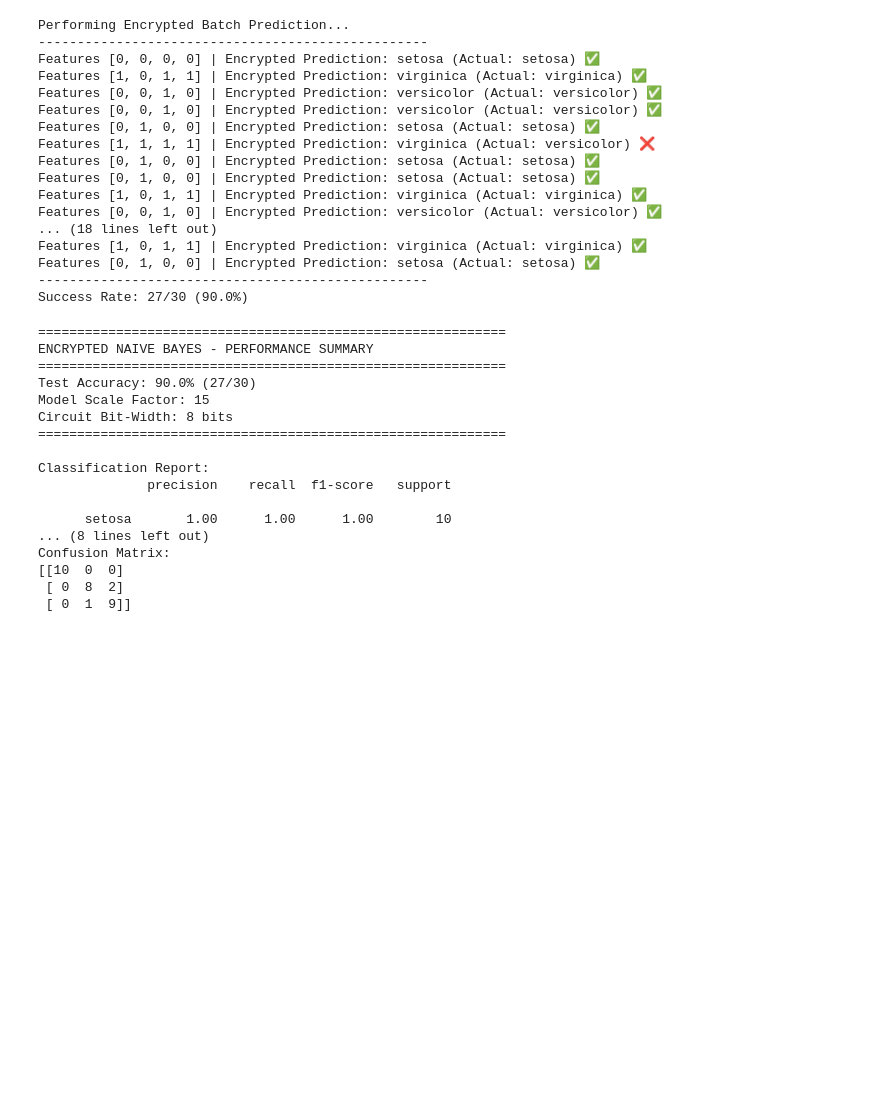
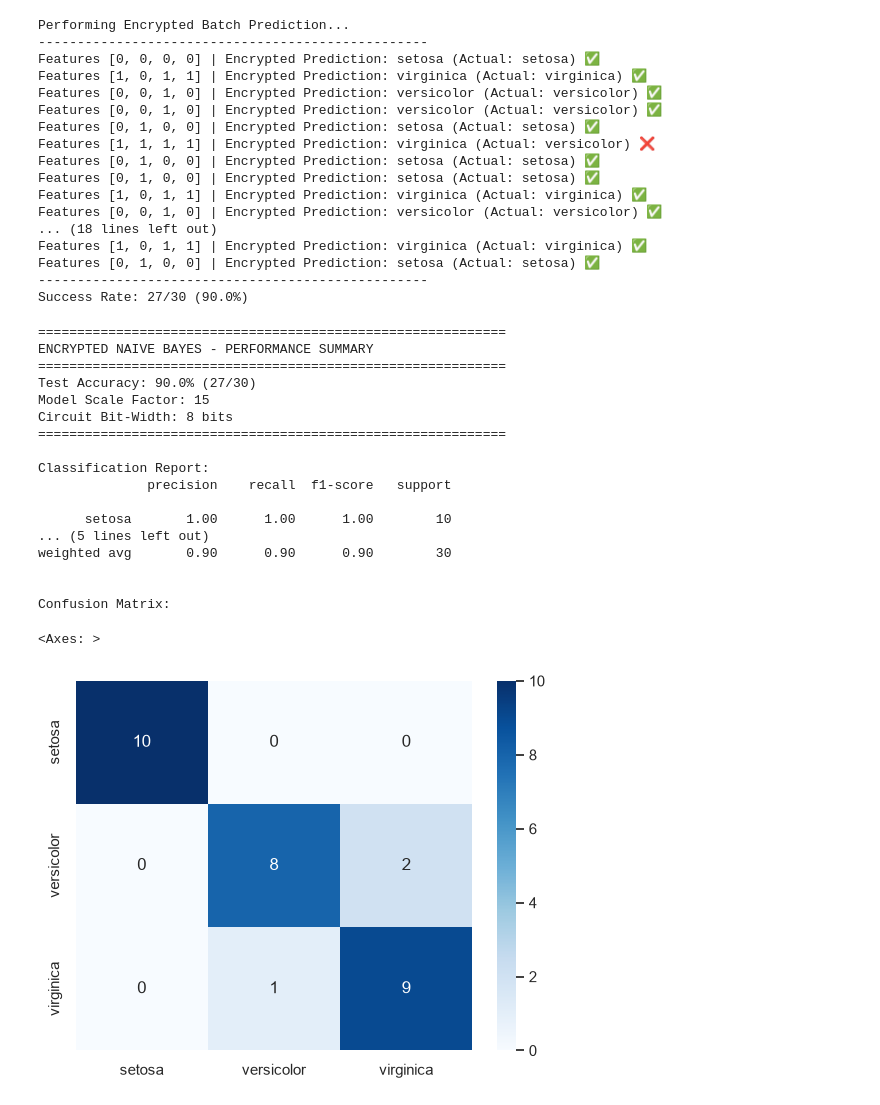
Before and after one commit to tolgabuyuktanir/concrete-fhe-toolkit, a Jupyter notebook: examples/iris_fhe_naive_bayes.ipynb, the cells around one changed output. Cells and saved outputs as stored; diff of their text form; code cells hidden in the pictures; blank space fills up the shorter version.

Commit message:
Added cm matrix

```diff
--- a/examples/iris_fhe_naive_bayes.ipynb
+++ b/examples/iris_fhe_naive_bayes.ipynb
@@ -176,42 +176,45 @@ Features [0, 1, 0, 0] | Encrypted Prediction: setosa (Actual: setosa) ✅
 --------------------------------------------------
 Success Rate: 27/30 (90.0%)
 # %%
-from sklearn.metrics import classification_report, confusion_matrix, sea
+from sklearn.metrics import classification_report, confusion_matrix
+import seaborn as sns
 
 # Display model performance summary
 print("\n" + "="*60)
 print("ENCRYPTED NAIVE BAYES - PERFORMANCE SUMMARY")
 print("="*60)
 print(f"Test Accuracy: {accuracy:.1f}% ({correct}/{len(y_test_labels)})")
 print(f"Model Scale Factor: {model.scale}")
 print(f"Circuit Bit-Width: 8 bits")
 print("="*60 + "\n")
 
 # Create a detailed classification report
 
 report = classification_report(y_test_labels, predictions, target_names=classes)
 print("Classification Report:")
 print(report)
 
 # Display confusion matrix
 cm = confusion_matrix(y_test_labels, predictions)
 print("\nConfusion Matrix:")
-print(cm)
+sns.heatmap(cm, annot=True, fmt='d', cmap='Blues', xticklabels=classes, yticklabels=classes)
 # %% [output]
 ============================================================
 ENCRYPTED NAIVE BAYES - PERFORMANCE SUMMARY
 ============================================================
 Test Accuracy: 90.0% (27/30)
 Model Scale Factor: 15
 Circuit Bit-Width: 8 bits
 ============================================================
 
 Classification Report:
               precision    recall  f1-score   support
 
       setosa       1.00      1.00      1.00        10
-... (8 lines left out)
+... (5 lines left out)
+weighted avg       0.90      0.90      0.90        30
+
+
 Confusion Matrix:
-[[10  0  0]
- [ 0  8  2]
- [ 0  1  9]]
+<Axes: >
+[figure, added]
```
